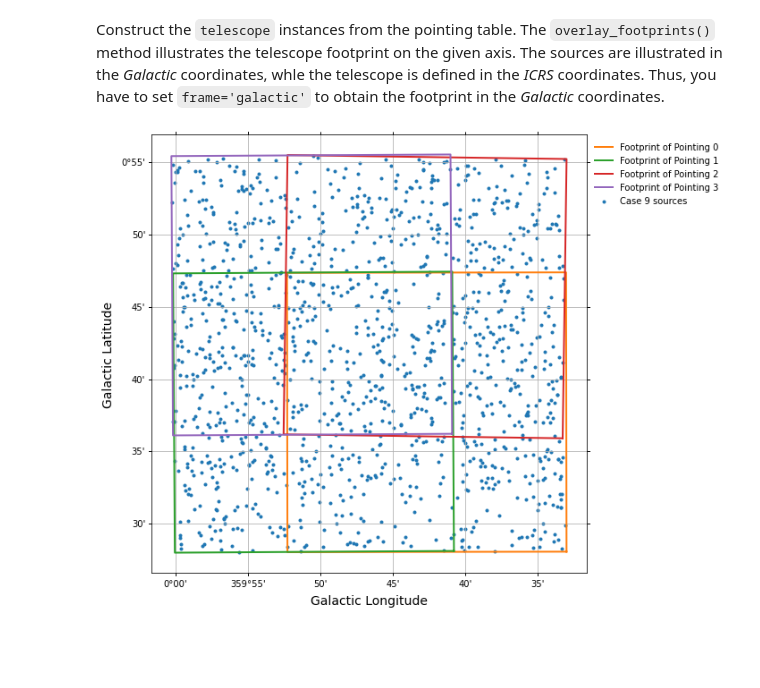
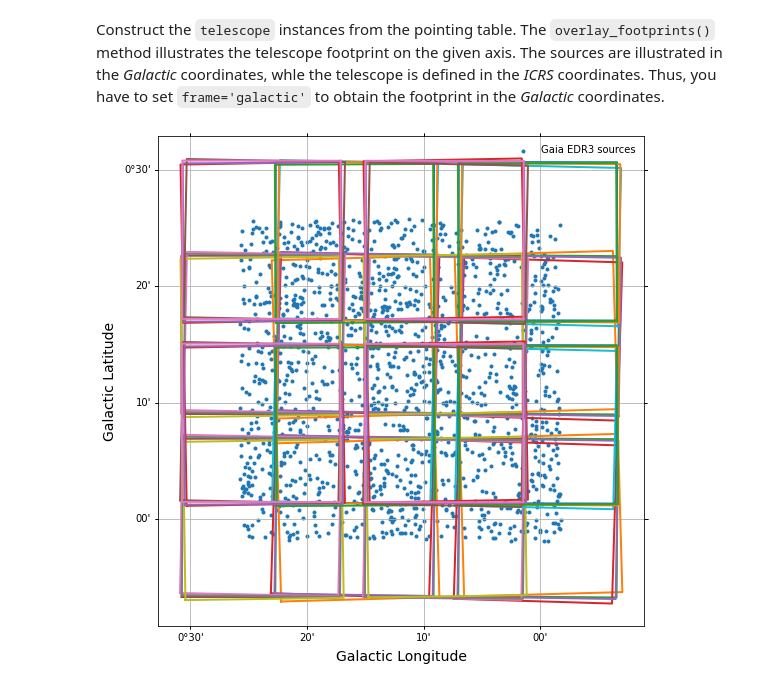
Before and after one commit to JASMINE-Mission/jasmine_warpfield, a Jupyter notebook: notebook/sample_01_on-sky_footprints.ipynb, the cells around one changed output. Saved outputs shown, nothing was run; the diff lists cells and outputs as text; code cells hidden in the pictures; blank space fills up the shorter version.

```diff
--- a/notebook/sample_01_on-sky_footprints.ipynb
+++ b/notebook/sample_01_on-sky_footprints.ipynb
@@ -21,6 +21,6 @@ Since the `case9_challenge_00.txt` table contains duplicated sources, the source
 # %%
-catalog = unique(QTable.read('../challenge/case9/case9_challenge_00.txt', format='ascii.ipac'),'catalog_id')
-pointing = QTable.read('../challenge/case9/case9_challenge_00_pointing.txt', format='ascii.ipac')
+catalog = unique(QTable.read('./data/source_table.txt', format='ascii.ipac'),'catalog_id')
+pointing = QTable.read('./data/pointing.txt', format='ascii.ipac')
 source = SkyCoord(ra=catalog['ra'], dec=catalog['dec'])
 # %% [markdown]
 The center of the field of view is defined to illustrate the distribution of the sources. Note that the `mean()` method works only when the pointings do not corss the meridian.
@@ -37,14 +37,13 @@ The sources are illustrated in the _Galactic_ coordinates, whle the telescope is
 Thus, you have to set `frame='galactic'` to obtain the footprint in the _Galactic_ coordinates.
 # %%
 fov = [get_jasmine(SkyCoord(rec['ra'],rec['dec']),Angle(rec['pa'])) for rec in pointing]
-ax = w.display_sources(fov_center, source, marker='.', title='Case 9 sources')
+fig,ax = display_sources(fov_center, source, marker='.', title='Gaia EDR3 sources')
 for n,tel in enumerate(fov):
-    tel.overlay_footprints(ax, frame='galactic',
-        color=f'C{n+1}', lw=2, label=f'Footprint of Pointing {n}')
-ax.legend(bbox_to_anchor=[1,1], loc='upper left', frameon=False)
+    tel.overlay_footprints(ax, frame='galactic', color=f'C{n+1}', lw=2)
+ax.legend(loc='upper right', frameon=False)
 plt.show()
 # %% [output]
-[figure, old version]
+[figure, new version]
 # %%
 fig = plt.figure(figsize=(12,12))
 axes = fig.subplots(2,2).flatten()
```
Also changed, not shown: parts of 6 cells of this notebook, 3 other files.
